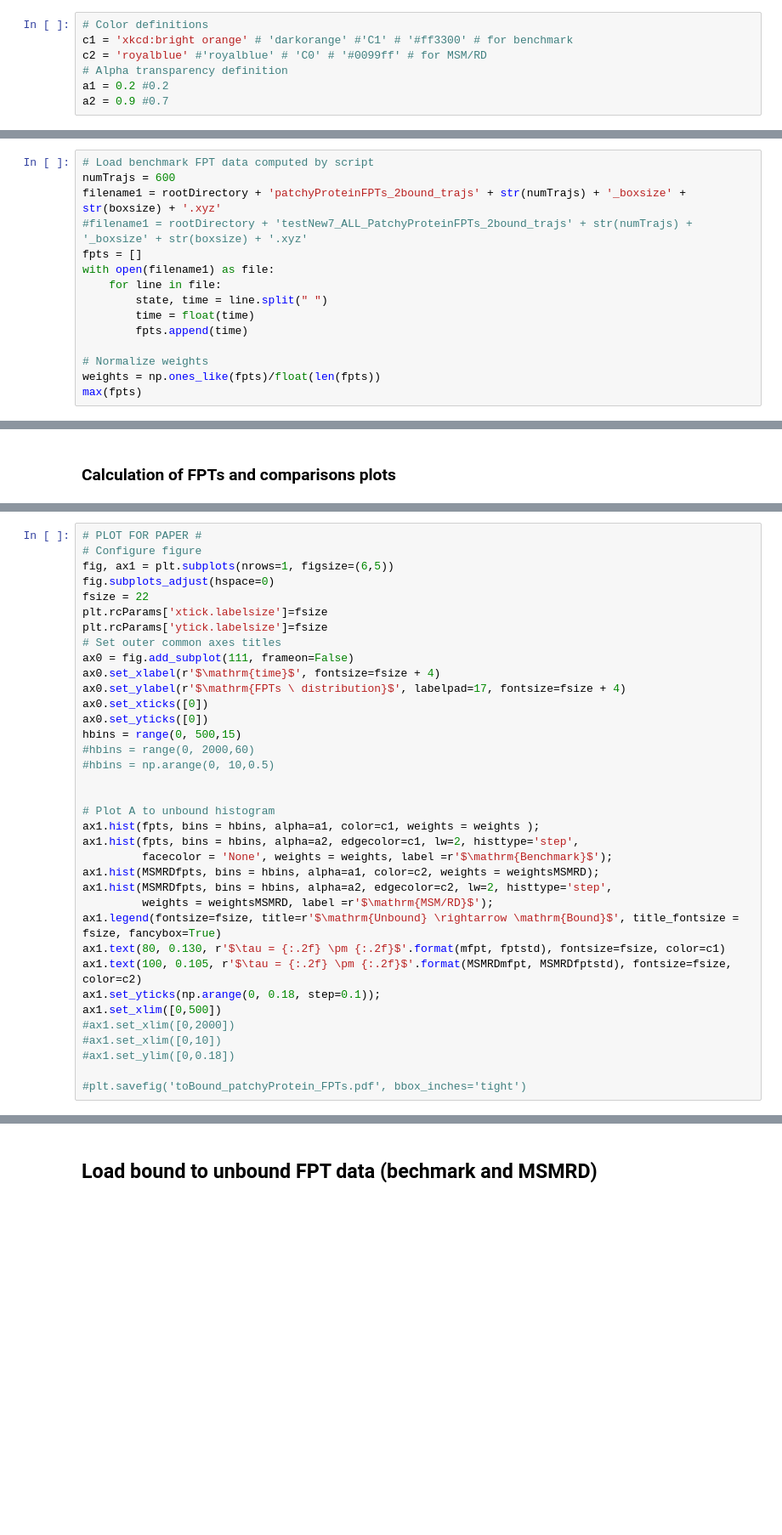
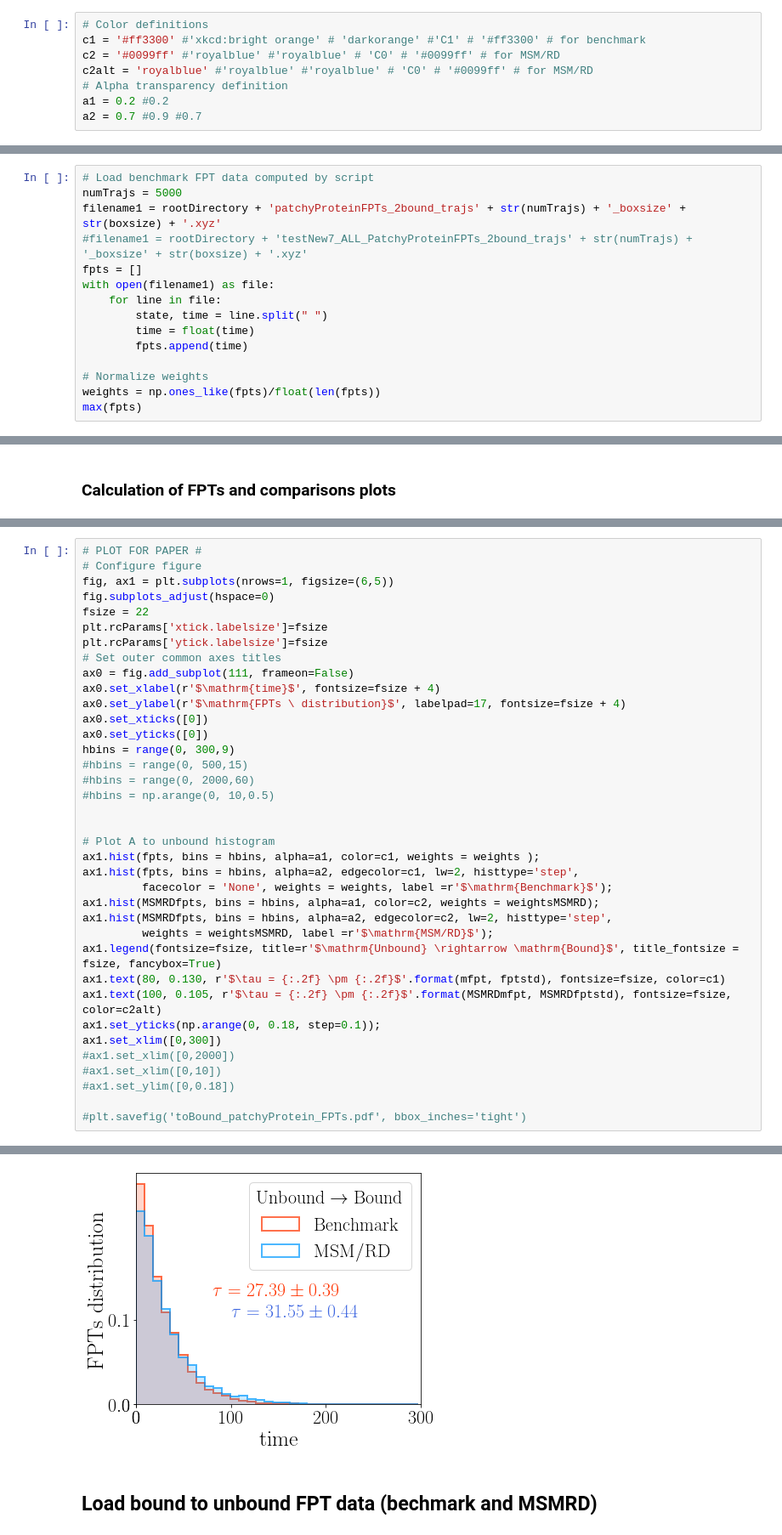
Before and after one commit to maojrs/msmrd, a Jupyter notebook: examples/benchmark/plotPatchyProteinFPTs.ipynb, the cells around one changed output, grey strips where cells are left out. Shown at 85% size. Cells and saved outputs as stored; diff of their text form; blank space fills up the shorter version.

```diff
--- a/examples/benchmark/plotPatchyProteinFPTs.ipynb
+++ b/examples/benchmark/plotPatchyProteinFPTs.ipynb
@@ -18,16 +18,17 @@ rootDirectory = '../../data/patchyProtein/first_passage_times/'
 #rootDirectory = '../../data/testPatchyProtein/first_passage_times/'
 # %%
 # Color definitions
-c1 = 'xkcd:bright orange' # 'darkorange' #'C1' # '#ff3300' # for benchmark
-c2 = 'royalblue' #'royalblue' # 'C0' # '#0099ff' # for MSM/RD
+c1 = '#ff3300' #'xkcd:bright orange' # 'darkorange' #'C1' # '#ff3300' # for benchmark
+c2 = '#0099ff' #'royalblue' #'royalblue' # 'C0' # '#0099ff' # for MSM/RD
+c2alt = 'royalblue' #'royalblue' #'royalblue' # 'C0' # '#0099ff' # for MSM/RD
 # Alpha transparency definition
 a1 = 0.2 #0.2
-a2 = 0.9 #0.7
+a2 = 0.7 #0.9 #0.7
 # %% [markdown]
 ## Load unbound to bound FPT data (bechmark and MSMRD)
 # %%
 # Load benchmark FPT data computed by script
-numTrajs = 600
+numTrajs = 5000
 filename1 = rootDirectory + 'patchyProteinFPTs_2bound_trajs' + str(numTrajs) + '_boxsize' + str(boxsize) + '.xyz'
 #filename1 = rootDirectory + 'testNew7_ALL_PatchyProteinFPTs_2bound_trajs' + str(numTrajs) + '_boxsize' + str(boxsize) + '.xyz'
 fpts = []
@@ -96,7 +110,8 @@ ax0.set_xlabel(r'$\mathrm{time}$', fontsize=fsize + 4)
 ax0.set_ylabel(r'$\mathrm{FPTs \ distribution}$', labelpad=17, fontsize=fsize + 4)
 ax0.set_xticks([0])
 ax0.set_yticks([0])
-hbins = range(0, 500,15)
+hbins = range(0, 300,9)
+#hbins = range(0, 500,15)
 #hbins = range(0, 2000,60)
 #hbins = np.arange(0, 10,0.5)
 
@@ -110,11 +125,12 @@ ax1.hist(MSMRDfpts, bins = hbins, alpha=a2, edgecolor=c2, lw=2, histtype='step',
          weights = weightsMSMRD, label =r'$\mathrm{MSM/RD}$');
 ax1.legend(fontsize=fsize, title=r'$\mathrm{Unbound} \rightarrow \mathrm{Bound}$', title_fontsize = fsize, fancybox=True)
 ax1.text(80, 0.130, r'$\tau = {:.2f} \pm {:.2f}$'.format(mfpt, fptstd), fontsize=fsize, color=c1)
-ax1.text(100, 0.105, r'$\tau = {:.2f} \pm {:.2f}$'.format(MSMRDmfpt, MSMRDfptstd), fontsize=fsize, color=c2)
+ax1.text(100, 0.105, r'$\tau = {:.2f} \pm {:.2f}$'.format(MSMRDmfpt, MSMRDfptstd), fontsize=fsize, color=c2alt)
 ax1.set_yticks(np.arange(0, 0.18, step=0.1));
-ax1.set_xlim([0,500])
+ax1.set_xlim([0,300])
 #ax1.set_xlim([0,2000])
 #ax1.set_xlim([0,10])
 #ax1.set_ylim([0,0.18])
 
 #plt.savefig('toBound_patchyProtein_FPTs.pdf', bbox_inches='tight')
+# %% [output]
@@ -121,3 +138,4 @@ ax1.set_xlim([0,500])
+[figure, added]
 # %% [markdown]
 ## Load bound to unbound FPT data (bechmark and MSMRD)
 # %%
```
Also changed, not shown: parts of 13 cells of this notebook, 8 other files.
